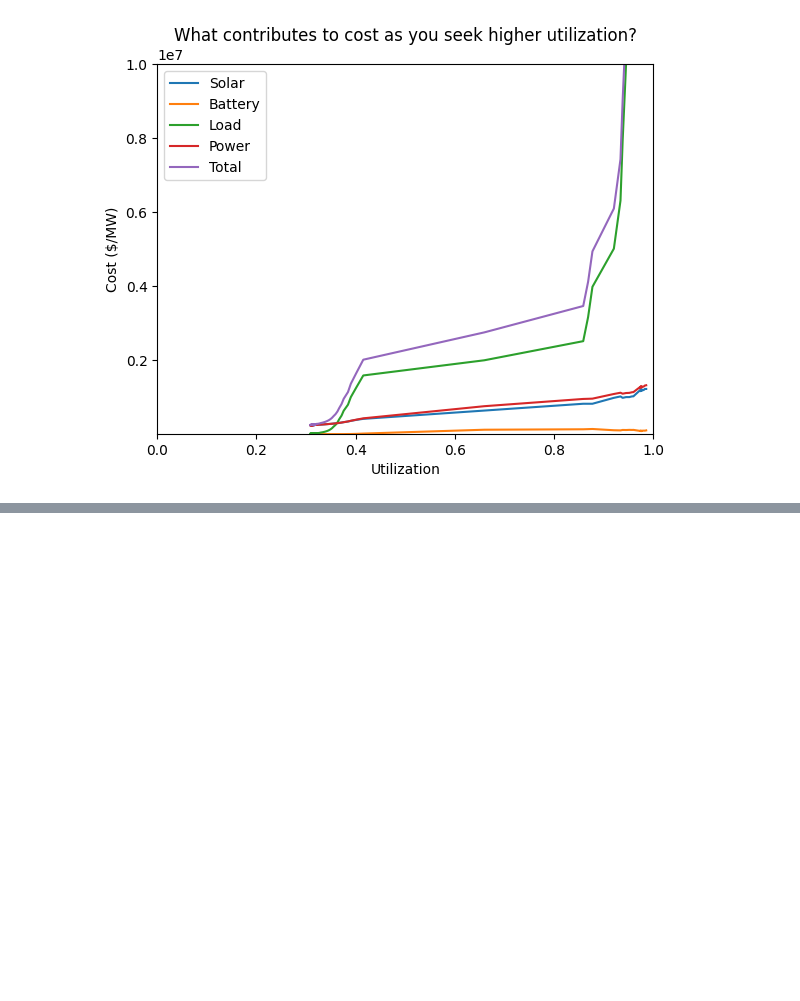
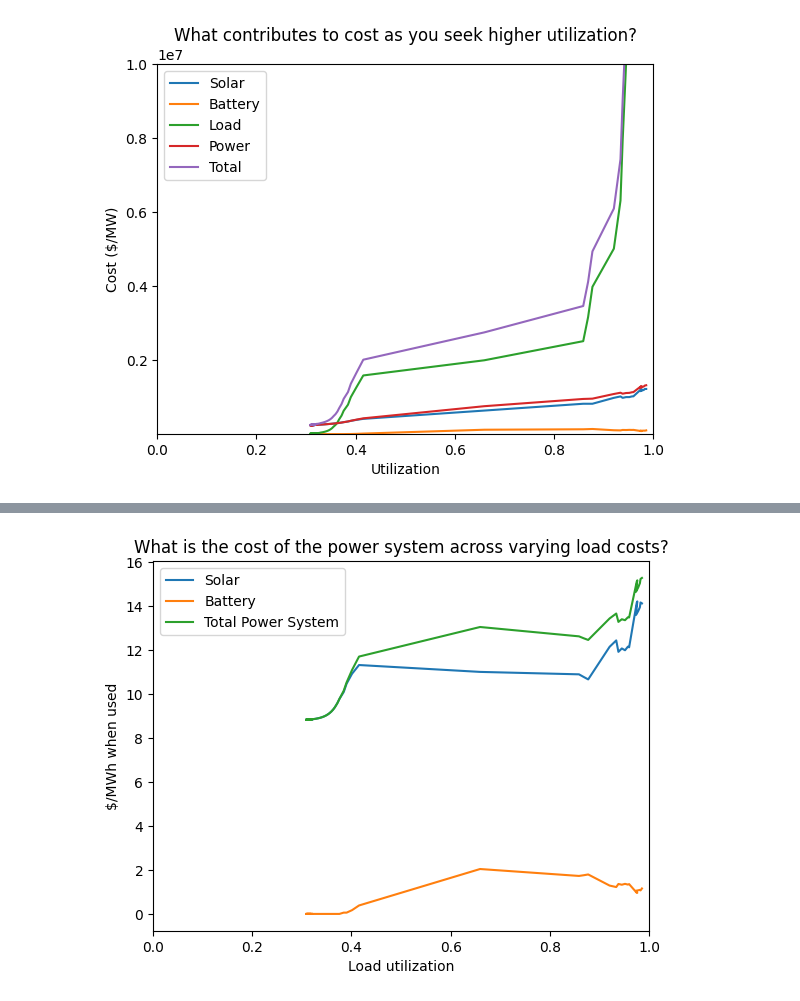
Before and after one commit to alecchendev/solar, a Jupyter notebook: solar_modeling.ipynb, the cells around one changed output, grey strips where cells are left out. Cells and saved outputs as stored; diff of their text form; code cells hidden in the pictures; blank space fills up the shorter version.

```diff
--- a/solar_modeling.ipynb
+++ b/solar_modeling.ipynb
@@ -949 +956,25 @@ plt.show()
+# %%
+# What is the cost of the power system across varying utilizations?
+utilization = output_df["annual load utilization"]
+solar_cost = output_df["array cost $"]
+battery_cost = output_df["battery cost $"]
+power_cost = output_df["total power system cost $"]
+
+# u_values = np.arange(0.1, utilization.iloc[0] + 0.001, 0.001)
+# v_values = np.full(len(u_values), solar_cost.iloc[0]) / (10 * 8760 * u_values)
+
+plt.plot(utilization, solar_cost / (10 * 8760 * utilization), label='Solar')
+plt.plot(utilization, battery_cost / (10 * 8760 * utilization), label='Battery')
+plt.plot(utilization, power_cost / (10 * 8760 * utilization), label='Total Power System')
+# plt.plot(u_values, v_values, label='Under-utilized solar')
+
+plt.title('What is the cost of the power system across varying load costs?')
+plt.xlabel('Load utilization')
+plt.ylabel('$/MWh when used')
+plt.xlim([0, 1])
+# plt.ylim([1 * 10 ** 4, 1 * 10 ** 7]) # Adjust per graph
+plt.legend()
+plt.show()
+# %% [output]
+[figure, added]
 # %%
```
Also changed, not shown: parts of 4 cells of this notebook.
